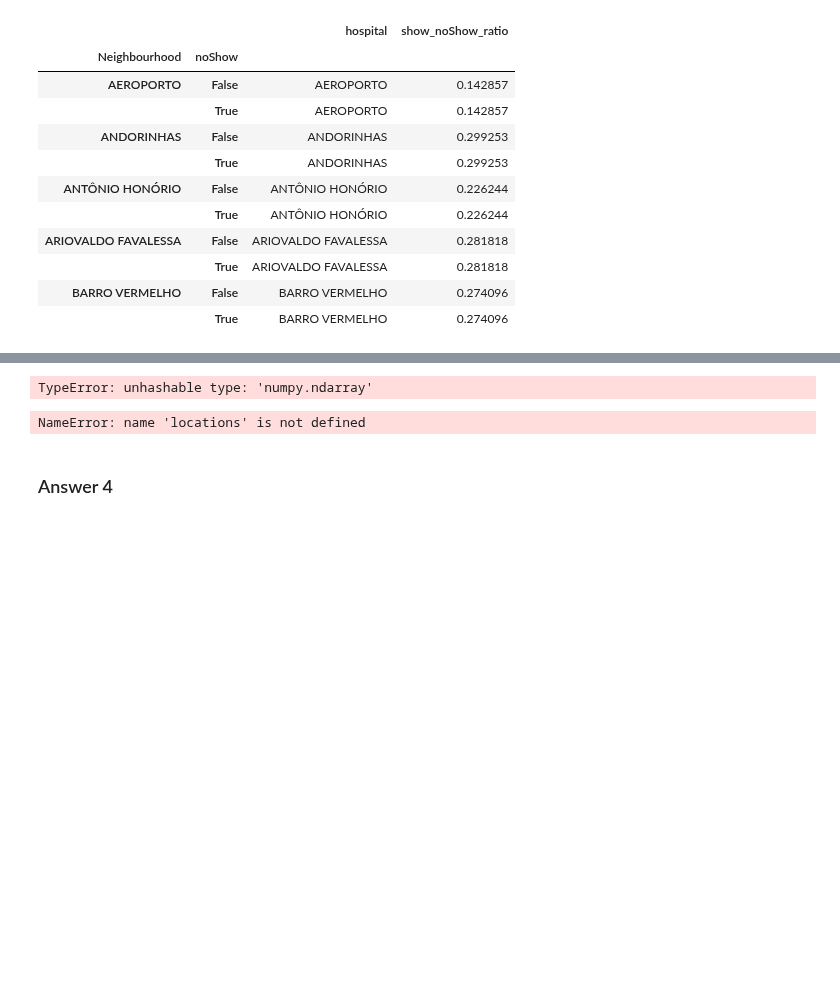
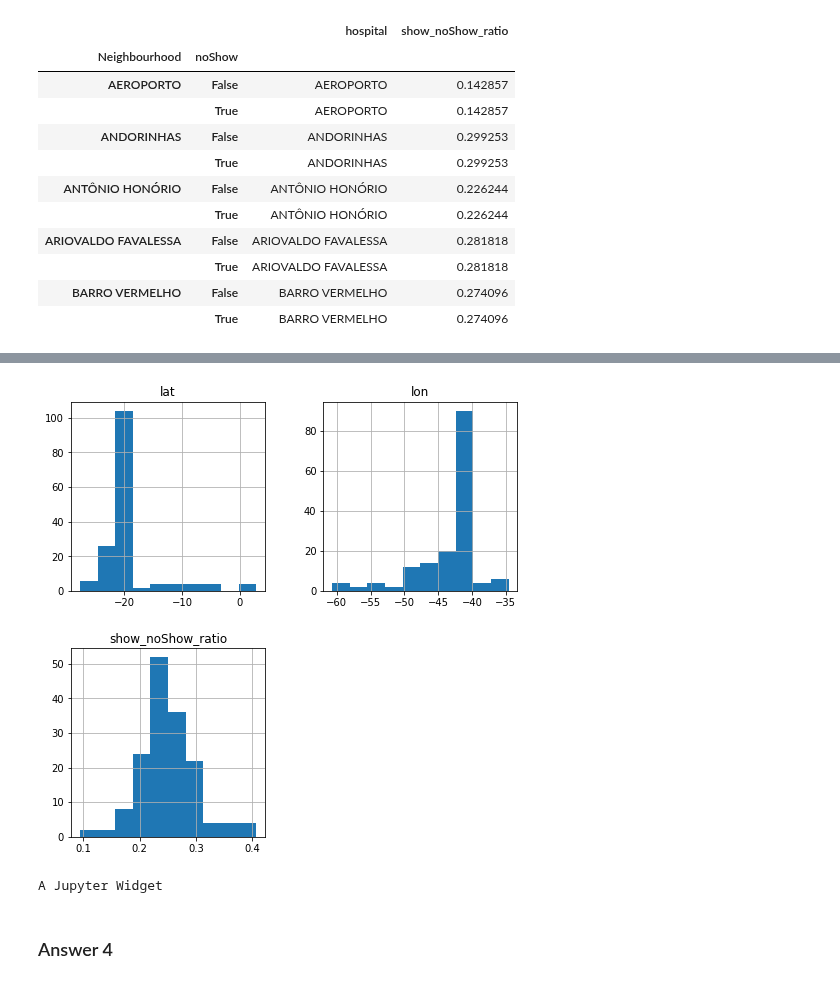
Before and after one commit to Zabamund/datasci-nano, a Jupyter notebook: inv-dataset/noshow.ipynb, the cells around one changed output, grey strips where cells are left out. Cells and saved outputs as stored; diff of their text form; code cells hidden in the pictures; blank space fills up the shorter version.

```diff
--- a/inv-dataset/noshow.ipynb
+++ b/inv-dataset/noshow.ipynb
@@ -1169,18 +1182,23 @@ locations_complete.head(160)
+# %%
+# quicklook histograms of numerical columns
+locations_complete.hist(figsize=(8,8));
+# %% [output]
+[figure, added]
 # %%
 # Configure Google API Key
 gmaps.configure(api_key="AIzaSyDWXH3OrVnBBV8lZzsCs_FBSnArVKt3pZ0")
-# %%
-# load a Numpy array of (latitude, longitude) pairs
-locations = gmaps.datasets.load_dataset(hospitals)
-# %% [output]
-TypeError: unhashable type: 'numpy.ndarray'
 # %%
+# Get locations and weights for plotting
+#locations = locations_complete[["lat", "lon"]]
+#weights = locations_complete["show_noShow_ratio"]
+locations = locations_complete[["lat", "lon"]]
+weights = locations_complete["show_noShow_ratio"]
 # Display figure
 fig = gmaps.figure()
-fig.add_layer(gmaps.heatmap_layer(locations))
+fig.add_layer(gmaps.heatmap_layer(locations, weights=weights))
 fig
 # %% [output]
-NameError: name 'locations' is not defined
+A Jupyter Widget
 # %% [markdown]
 ### Answer 4
 # %% [markdown]
```
Also changed, not shown: parts of 3 cells of this notebook.
